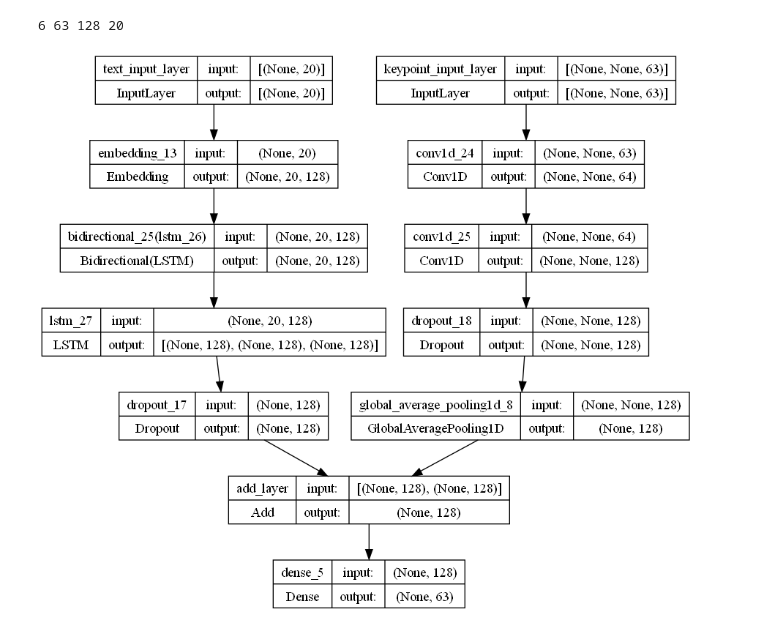
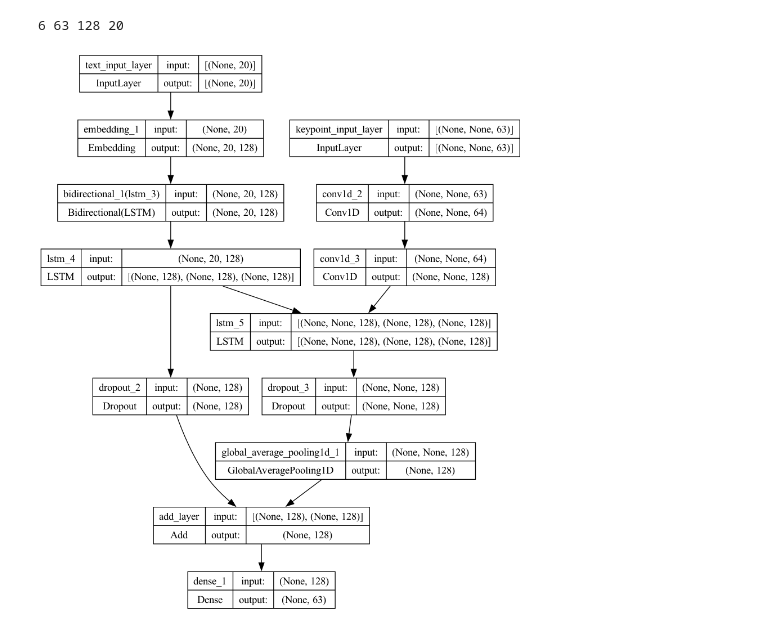
Before and after one commit to TrH203/Vietnamese-Speech-to-Sign-Language, a Jupyter notebook: test.ipynb, the cells around one changed output. Saved outputs shown, nothing was run; the diff lists cells and outputs as text; code cells hidden in the pictures.

```diff
--- a/test.ipynb
+++ b/test.ipynb
@@ -47,21 +47,23 @@ decoder_target_data = labels[1:]
 # %%
 encoder_input_layer = Input(shape=(max_sequence_length), name='text_input_layer')
 encoder = Embedding(num_encoder_tokens, latent_dim, input_length=max_sequence_length)(encoder_input_layer)
 encoder = Bidirectional(LSTM(units = 64, return_sequences=True))(encoder)
 encoder, state_h, state_c = LSTM(units = 128, return_state=True)(encoder)
+encoder_states = [state_h,state_c]
 encoder = Dropout(0.2)(encoder)
 
-decoder_input_layer = Input(shape=(None, num_decoder_tokens), name='keypoint_input_layer')
+decoder_input_layer = Input(shape=(None,num_decoder_tokens), name='keypoint_input_layer')
 decoder = Conv1D(filters=64, kernel_size=3, activation='relu')(decoder_input_layer)
 decoder = Conv1D(filters=128, kernel_size=3, activation='relu')(decoder)
-decoder = Dropout(rate = 0.2)(decoder)
+decoder_outputs, _, _ = LSTM(units = 128, return_state=True,return_sequences=True)(decoder,initial_state=encoder_states)
+decoder = Dropout(rate = 0.2)(decoder_outputs)
 decoder = GlobalAveragePooling1D()(decoder)
 
 add_layer = Add(name='add_layer')([encoder, decoder])
 output_layer = Dense(63, activation='linear')(add_layer)
 
 model = Model(inputs=[encoder_input_layer, decoder_input_layer], outputs=output_layer)
 
 plot_model(model, to_file='model_visualize/model_plot.png', show_shapes=True, show_layer_names=True)
 # %% [output]
-[figure, old version]
+[figure, new version]
```
Also changed, not shown: 13 other files.
